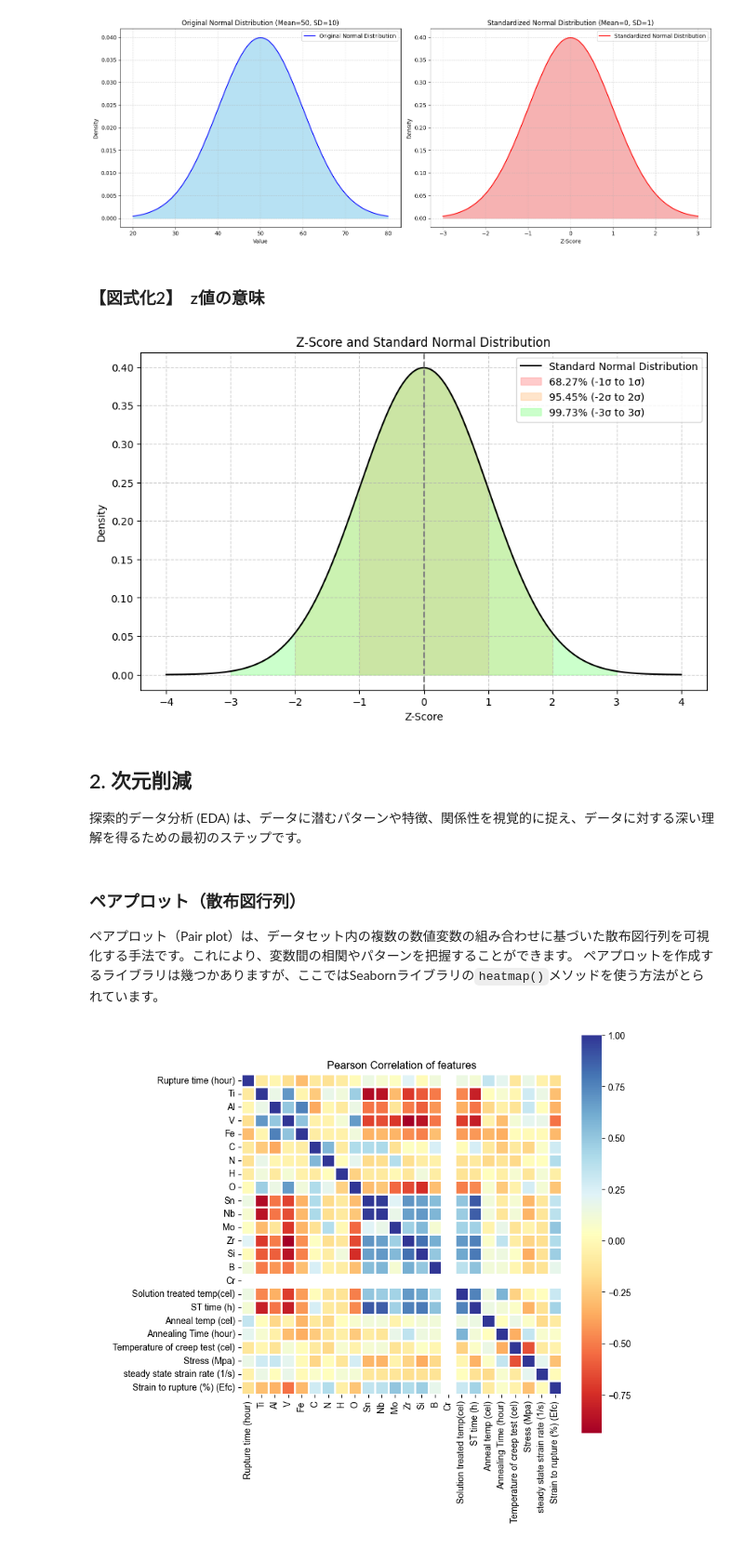
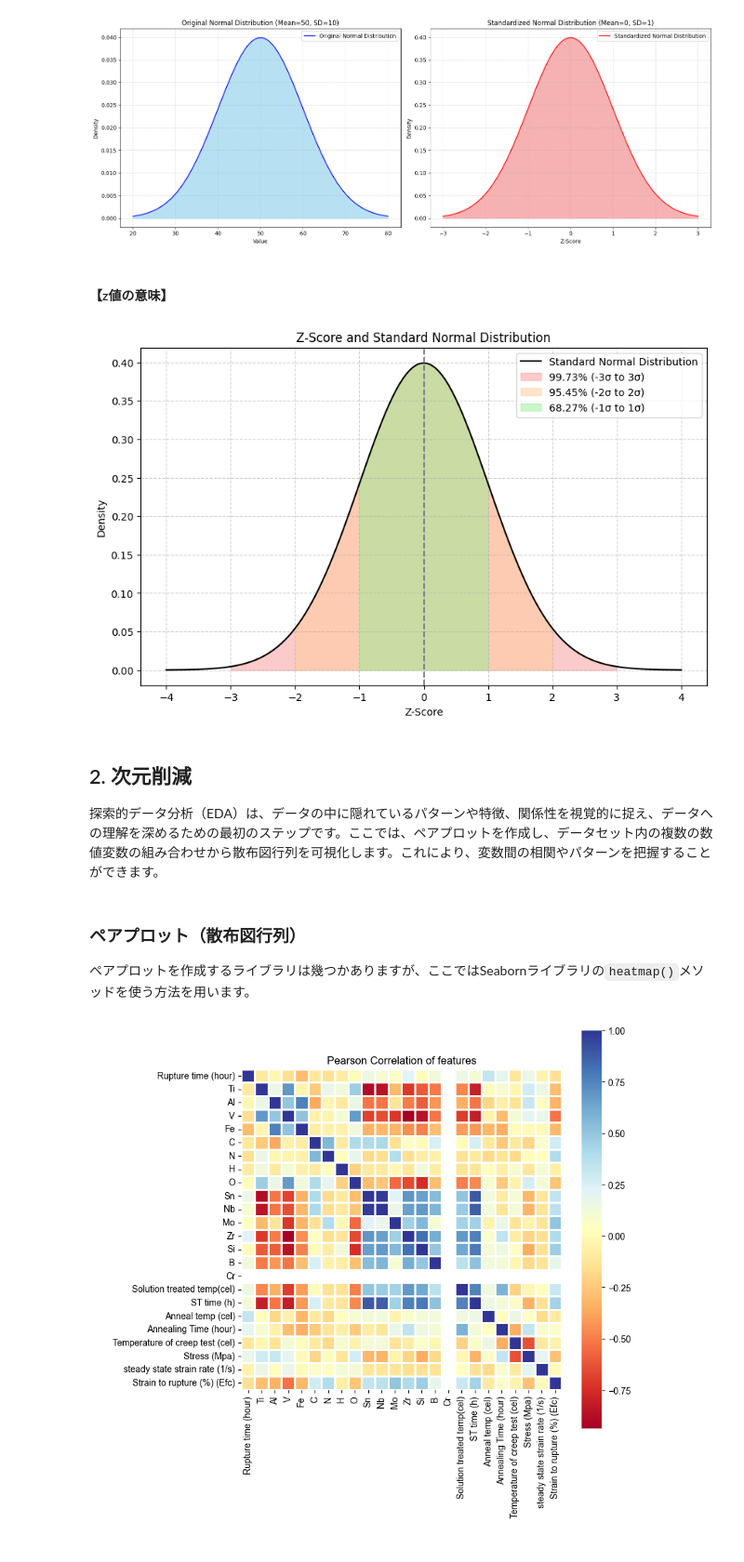
Before and after one commit to ARIM-Usecase/Example_1, a Jupyter notebook: 2_code_scikit-learn.ipynb, the cells around one changed output. Shown at 93% size. Cells and saved outputs as stored; diff of their text form; code cells hidden in the pictures.

```diff
--- a/2_code_scikit-learn.ipynb
+++ b/2_code_scikit-learn.ipynb
@@ -178,48 +180,47 @@ plt.show()
 # %% [output]
 [figure]
 # %% [markdown]
-### 【図式化2】　z値の意味
+#### 【z値の意味】
 # %%
 # データの範囲
 x = np.linspace(-4, 4, 1000)
 y = stats.norm.pdf(x, 0, 1)  # 平均0, 標準偏差1の正規分布
 
 # グラフの作成
 fig, ax = plt.subplots(figsize=(10, 6))
 ax.plot(x, y, color='black', label='Standard Normal Distribution')
 
 # zスコア範囲の色付けとパーセンタイルの追加
-colors = ['#ff9999', '#ffcc99', '#99ff99']  # 識別しやすい色 (赤, オレンジ, 緑)
-z_scores = [1, 2, 3]
-percentiles = [68.27, 95.45, 99.73]  # 含まれる割合（%）
+colors = ['#f99999', '#ffcc99', '#99ee99']  # 識別しやすい色 (赤, オレンジ, 緑)
+z_scores = [3, 2, 1]
+percentiles = [99.73, 95.45, 68.27]  # 含まれる割合（%）
 labels = [
-    "68.27% (-1σ to 1σ)",
+    "99.73% (-3σ to 3σ)",
     "95.45% (-2σ to 2σ)",
-    "99.73% (-3σ to 3σ)"
+    "68.27% (-1σ to 1σ)"
 ]
 
 for i in range(3):
     ax.fill_between(x, y, where=(np.abs(x) < z_scores[i]), color=colors[i], alpha=0.5, label=labels[i])
 
 # 軸とラベルの設定
 ax.axvline(0, color='gray', linestyle='dashed')  # 平均線
 ax.set_title('Z-Score and Standard Normal Distribution')
 ax.set_xlabel('Z-Score')
 ax.set_ylabel('Density')
 ax.legend()
 ax.grid(True, linestyle='--', alpha=0.6)
 
 # 表示
 plt.show()
 # %% [output]
-[figure, old version]
+[figure, new version]
 # %% [markdown]
 ## 2. 次元削減
-探索的データ分析 (EDA) は、データに潜むパターンや特徴、関係性を視覚的に捉え、データに対する深い理解を得るための最初のステップです。
+探索的データ分析（EDA）は、データの中に隠れているパターンや特徴、関係性を視覚的に捉え、データへの理解を深めるための最初のステップです。ここでは、ペアプロットを作成し、データセット内の複数の数値変数の組み合わせから散布図行列を可視化します。これにより、変数間の相関やパターンを把握することができます。
 # %% [markdown]
 ### ペアプロット（散布図行列）
-ペアプロット（Pair plot）は、データセット内の複数の数値変数の組み合わせに基づいた散布図行列を可視化する手法です。これにより、変数間の相関やパターンを把握することができます。
-ペアプロットを作成するライブラリは幾つかありますが、ここではSeabornライブラリの`heatmap()`メソッドを使う方法がとられています。
+ペアプロットを作成するライブラリは幾つかありますが、ここではSeabornライブラリの`heatmap()`メソッドを使う方法を用います。
 # %%
 plt.figure(figsize=(8, 8))
 plt.title('Pearson Correlation of features')
```
Also changed, not shown: parts of 4 cells of this notebook, 2 other files.
